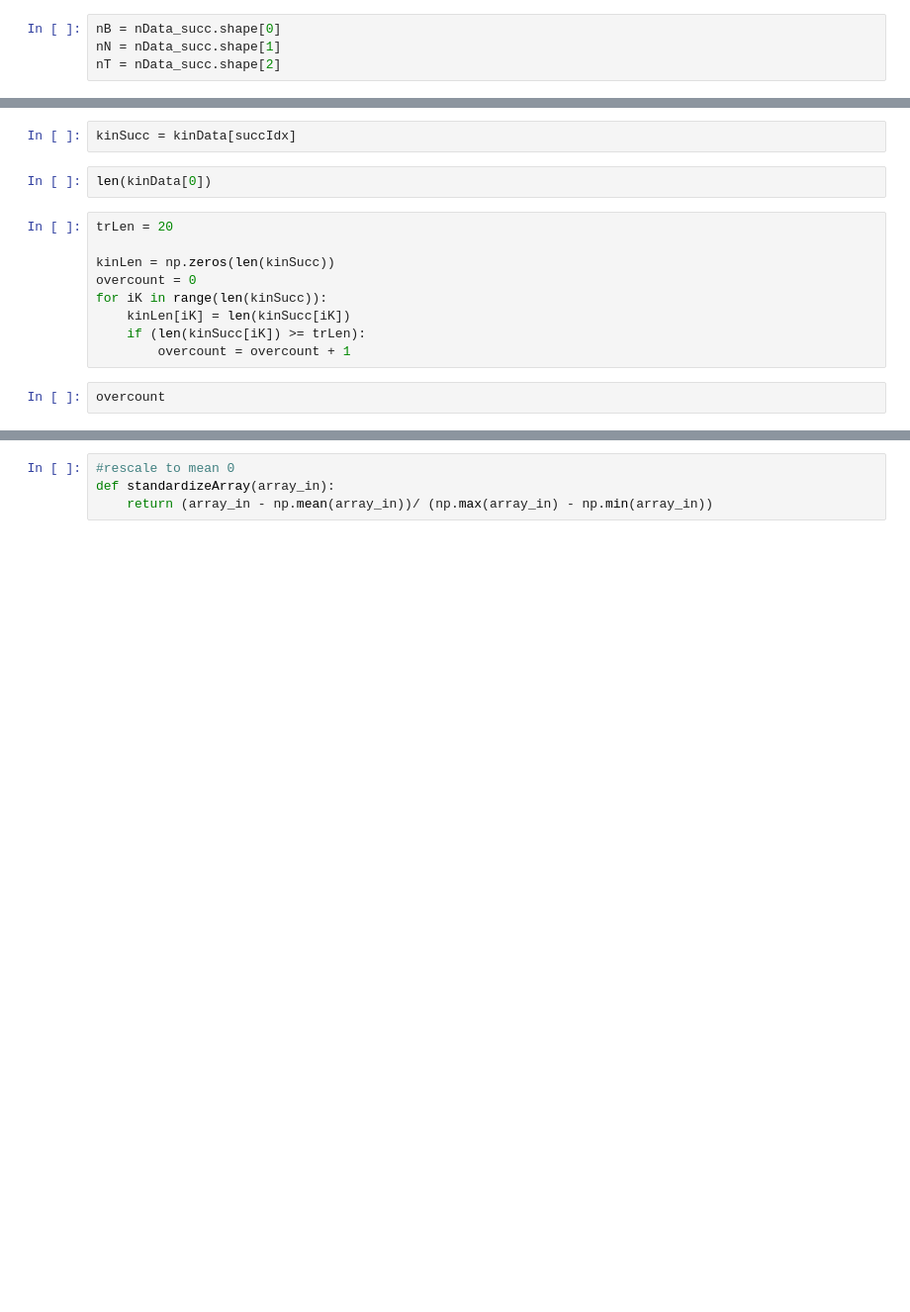
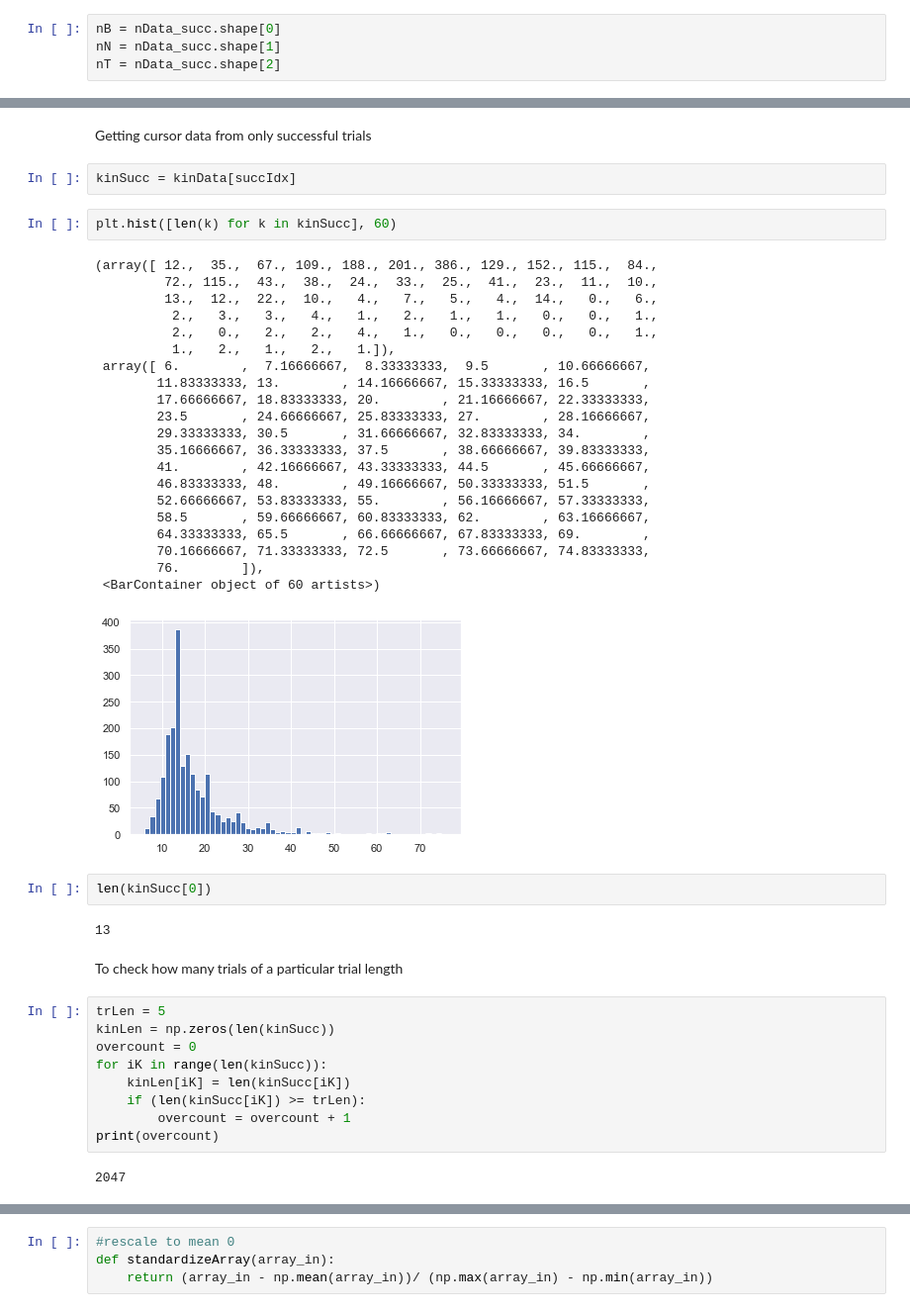
Before and after one commit to mmadduri/BMI_Model, a Jupyter notebook: ExpAnalysis/18Aug2021_FindDecoderMatrix.ipynb, the cells around one changed output, grey strips where cells are left out. Shown at 99% size. Drawn from its saved outputs; the diff is of its cells as text; blank space fills up the shorter version.

```diff
--- a/ExpAnalysis/18Aug2021_FindDecoderMatrix.ipynb
+++ b/ExpAnalysis/18Aug2021_FindDecoderMatrix.ipynb
@@ -63,15 +78,45 @@ succIdx
+# %% [markdown]
+Getting cursor data from only successful trials
 # %%
 kinSucc = kinData[succIdx]
+# %%
+plt.hist([len(k) for k in kinSucc], 60)
+# %% [output]
+(array([ 12.,  35.,  67., 109., 188., 201., 386., 129., 152., 115.,  84.,
+         72., 115.,  43.,  38.,  24.,  33.,  25.,  41.,  23.,  11.,  10.,
+         13.,  12.,  22.,  10.,   4.,   7.,   5.,   4.,  14.,   0.,   6.,
+          2.,   3.,   3.,   4.,   1.,   2.,   1.,   1.,   0.,   0.,   1.,
+          2.,   0.,   2.,   2.,   4.,   1.,   0.,   0.,   0.,   0.,   1.,
+          1.,   2.,   1.,   2.,   1.]),
+ array([ 6.        ,  7.16666667,  8.33333333,  9.5       , 10.66666667,
+        11.83333333, 13.        , 14.16666667, 15.33333333, 16.5       ,
+        17.66666667, 18.83333333, 20.        , 21.16666667, 22.33333333,
+        23.5       , 24.66666667, 25.83333333, 27.        , 28.16666667,
+        29.33333333, 30.5       , 31.66666667, 32.83333333, 34.        ,
+        35.16666667, 36.33333333, 37.5       , 38.66666667, 39.83333333,
+        41.        , 42.16666667, 43.33333333, 44.5       , 45.66666667,
+        46.83333333, 48.        , 49.16666667, 50.33333333, 51.5       ,
+        52.66666667, 53.83333333, 55.        , 56.16666667, 57.33333333,
+        58.5       , 59.66666667, 60.83333333, 62.        , 63.16666667,
+        64.33333333, 65.5       , 66.66666667, 67.83333333, 69.        ,
+        70.16666667, 71.33333333, 72.5       , 73.66666667, 74.83333333,
+        76.        ]),
+ <BarContainer object of 60 artists>)
+[figure, added]
 # %%
-len(kinData[0])
+len(kinSucc[0])
+# %% [output]
+13
+# %% [markdown]
+To check how many trials of a particular trial length
 # %%
-trLen = 20
-
+trLen = 5
 kinLen = np.zeros(len(kinSucc))
 overcount = 0
 for iK in range(len(kinSucc)):
     kinLen[iK] = len(kinSucc[iK])
     if (len(kinSucc[iK]) >= trLen):
         overcount = overcount + 1
+print(overcount)
+# %% [output]
+2047
-# %%
-overcount
```
Also changed, not shown: parts of 30 cells of this notebook.
